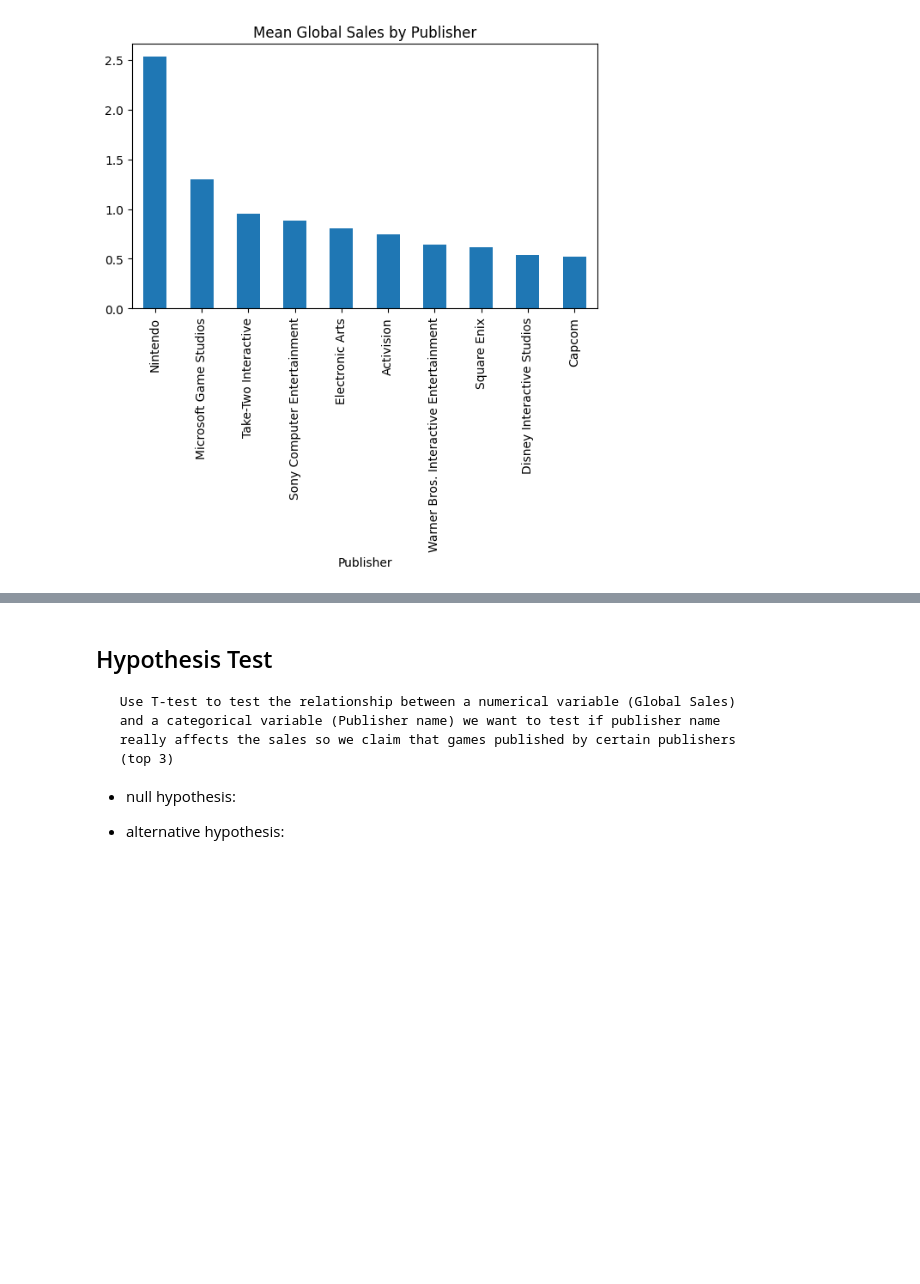
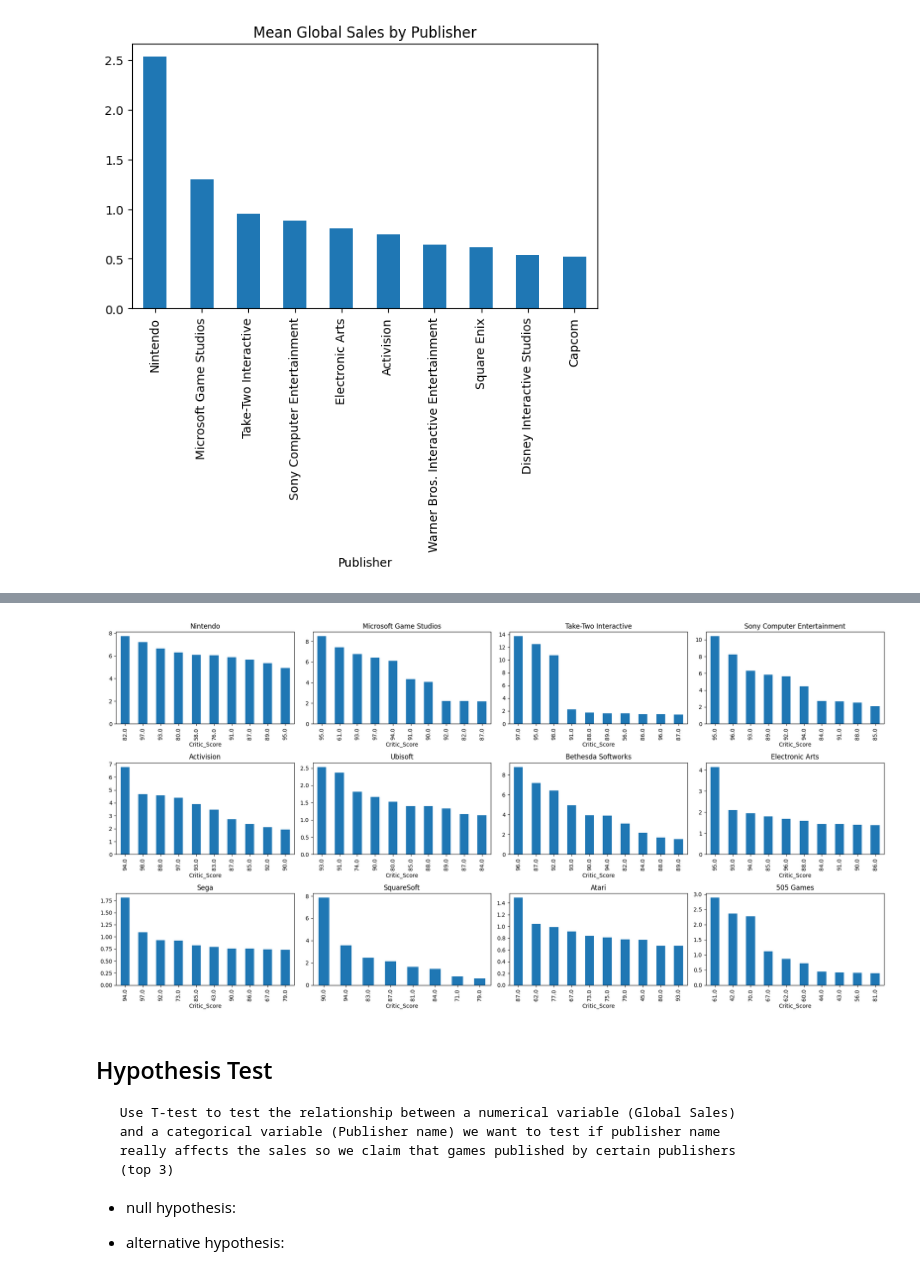
Before and after one commit to GhiathAjam/Analysis-of-Video-Games-Sales, a Jupyter notebook: Analysis/ExploratoryQuestions/Q2.ipynb, the cells around one changed output, grey strips where cells are left out. Saved outputs shown, nothing was run; the diff lists cells and outputs as text; code cells hidden in the pictures; blank space fills up the shorter version.

```diff
--- a/Analysis/ExploratoryQuestions/Q2.ipynb
+++ b/Analysis/ExploratoryQuestions/Q2.ipynb
@@ -136,3 +147,7 @@ publisher_sales.nlargest(10).plot(kind='bar', figsize=(7, 4), title='Mean Global
+# %%
+sub_blot(df, "Publisher", "Critic_Score", "Global_Sales", "Mean Global Sales by Publisher for each Genre","bar")
+# %% [output]
+[figure, added]
 # %% [markdown]
 ## Hypothesis Test
      Use T-test to test the relationship between a numerical variable (Global Sales)
```
Also changed, not shown: parts of 5 cells of this notebook, 1 other file.
